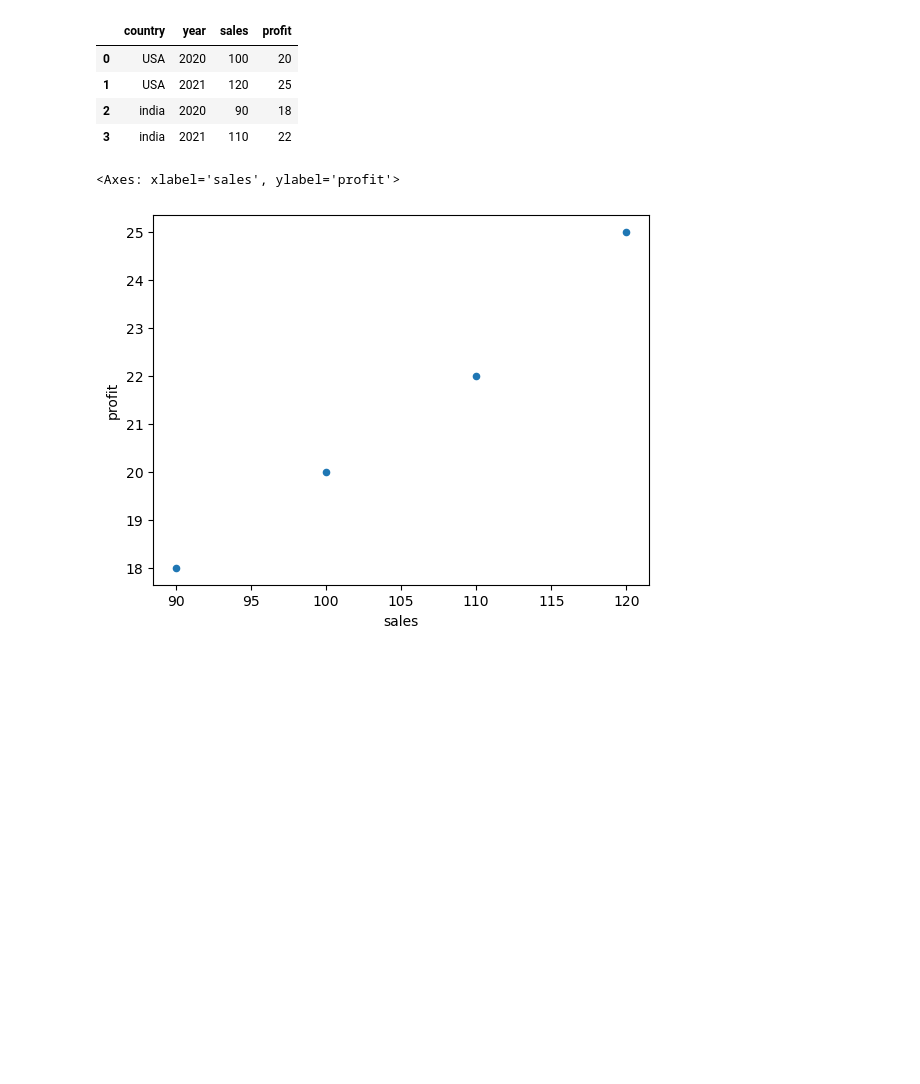
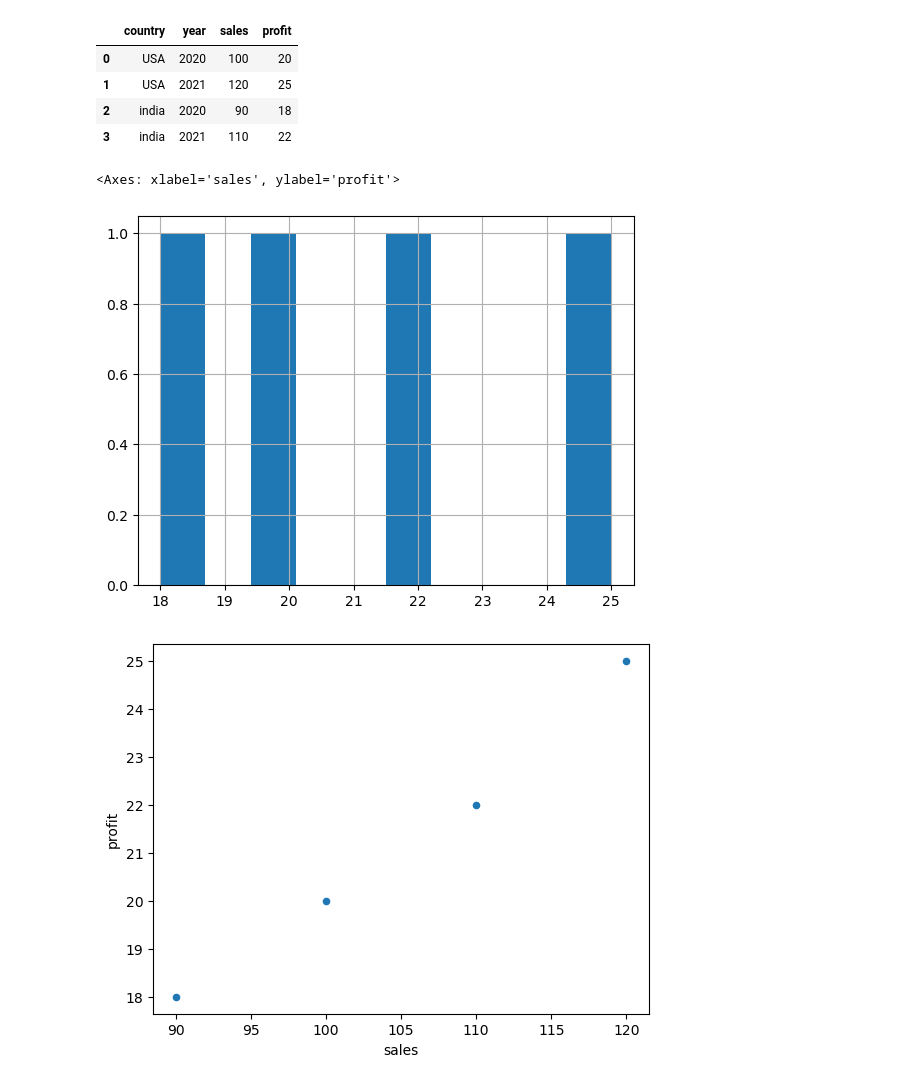
Before and after one commit to MohammedGousemohiyuddinYekkaluru/prime-ai-ml-learning-journey, a Jupyter notebook: Pandas/pandas_2.ipynb, the cells around one changed output. Saved outputs shown, nothing was run; the diff lists cells and outputs as text; code cells hidden in the pictures; blank space fills up the shorter version.

Commit message:
Add basic visualization through pandas

```diff
--- a/Pandas/pandas_2.ipynb
+++ b/Pandas/pandas_2.ipynb
@@ -162,8 +162,9 @@ df
 | 2 | india | 2020 | 90 | 18 |
 | 3 | india | 2021 | 110 | 22 |
 # %%
-# df["profit"].hist()
+df["profit"].hist()
 df.plot(kind="scatter", x="sales", y="profit")
 # %% [output]
 <Axes: xlabel='sales', ylabel='profit'>
-[figure, old version]
+[figure, new version]
+[figure, added]
```
